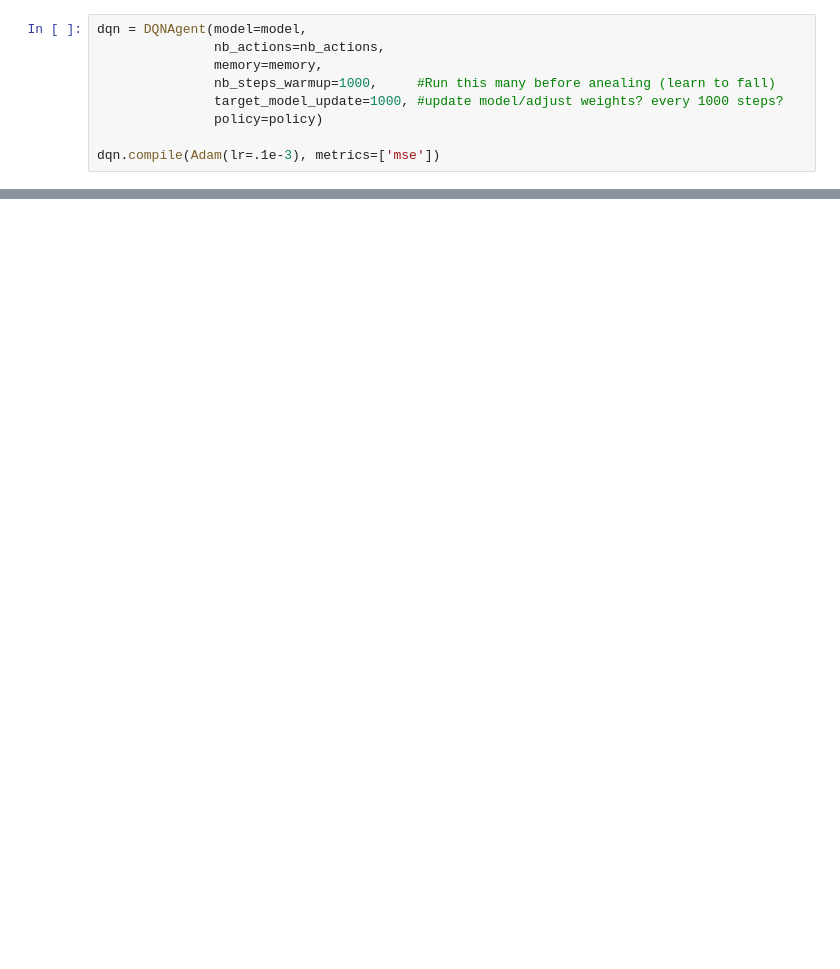
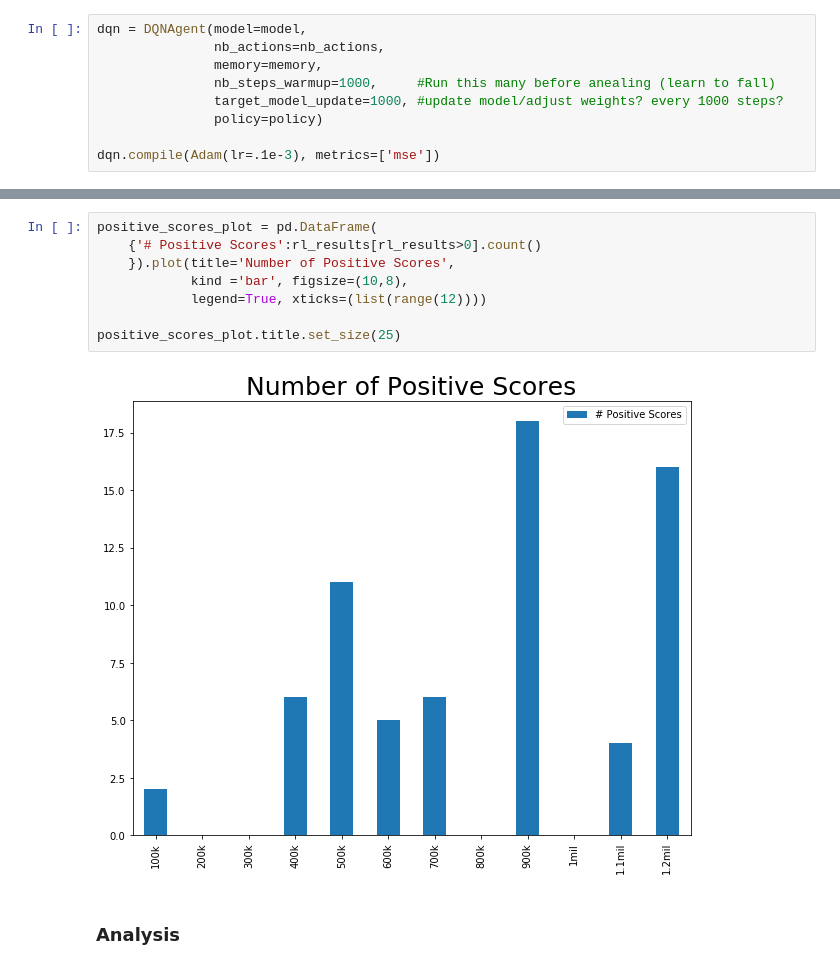
Before and after one commit to cojowy/lunar_lander, a Jupyter notebook: Task3.ipynb, the cells around one changed output, grey strips where cells are left out. Cells and saved outputs as stored; diff of their text form; blank space fills up the shorter version.

```diff
--- a/Task3.ipynb
+++ b/Task3.ipynb
@@ -85,0 +160,12 @@ Episode 200: reward: -269.991, steps: 495
+# %%
+positive_scores_plot = pd.DataFrame(
+    {'# Positive Scores':rl_results[rl_results>0].count()
+    }).plot(title='Number of Positive Scores',
+            kind ='bar', figsize=(10,8),
+            legend=True, xticks=(list(range(12))))
+
+positive_scores_plot.title.set_size(25)
+# %% [output]
+[figure, added]
+# %% [markdown]
+### Analysis
```
Also changed, not shown: parts of 28 cells of this notebook, 3 other files.
